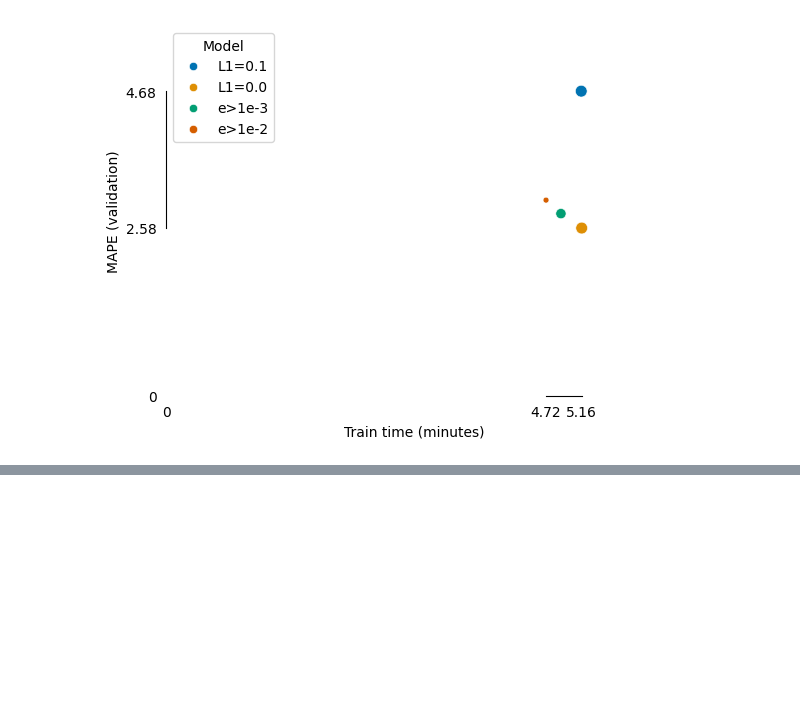
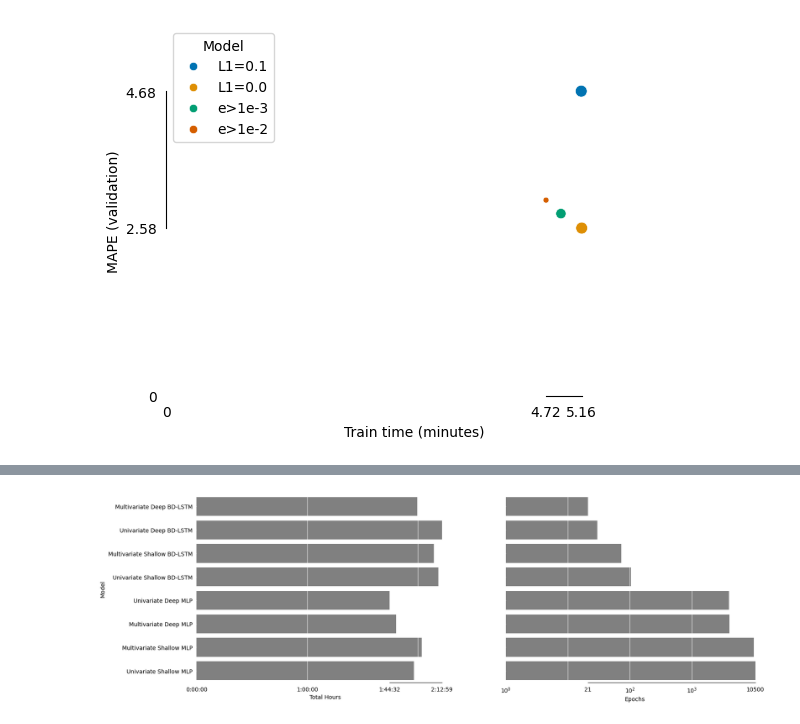
Before and after one commit to mango-unchained/Team-K---ZZSC9020-Capstone-Project, a Jupyter notebook: Results.ipynb, the cells around one changed output, grey strips where cells are left out. Saved outputs shown, nothing was run; the diff lists cells and outputs as text; code cells hidden in the pictures; blank space fills up the shorter version.

Commit message:
Train time visualisation added

```diff
--- a/Results.ipynb
+++ b/Results.ipynb
@@ -425,0 +443,55 @@ show(fig, [ax], style_legend=False)
+# %%
+def to_model_label(name):
+    label = 'Multivariate ' if 'multiv' in name else 'Univariate '
+    label += 'Deep ' if 'deep' in name else 'Shallow '
+    label += 'MLP' if 'MLP' in name else 'BD-LSTM'
+    return label
+
+ttimes = pd.read_csv('models/train_times.csv', parse_dates=['start_time'])
+ttimes.train_time = ttimes.train_time.astype('timedelta64[ns]')
+ttimes['total_minutes'] = ttimes.train_time.dt.total_seconds() / 60
+ttimes['total_hours'] = ttimes.total_minutes / 60
+
+ttimes = ttimes[~ttimes.model.str.match('^my_')]
+
+first_ttimes = ttimes[ttimes.model.str.match('^Final')].sort_values('epochs')
+
+fig, axes = plt.subplots(1, 2, figsize=(18, 6))
+
+for i, col in enumerate(['total_hours', 'epochs']):
+    ax = axes[i]
+
+    sns.barplot(data=first_ttimes, x=col, y='model', ax=ax, color='grey')
+
+    ax.tick_params(axis='both', color='white')
+    ax.spines['left'].set_visible(False)
+
+    ax.set_xlabel(col.replace('_', ' ').title())
+
+    if i == 0:
+        ax.set_yticklabels(map(to_model_label, [e.get_text() for e in ax.get_yticklabels()]))
+        ax.set_ylabel('Model')
+    else:
+        ax.set_yticklabels([])
+        ax.set_ylabel('')
+
+    if col == 'epochs':
+        ax.set_xscale('log')
+        ax.set_xlim(1)
+        x_ticks = [1, 100, 1000]
+        x_grid = [10, 100, 1000]
+    else:
+        x_ticks = [0, 1]
+        x_grid = [1, 2]
+
+    neaten_ticks(ax, 'x', [first_ttimes[col].min(), first_ttimes[col].max()], x_ticks, dp=2)
+
+    if col == 'total_hours':
+        ax.set_xticklabels([str(timedelta(hours=e._x)).split('.')[0] for e in ax.get_xticklabels()])
+
+    for line in x_grid:
+        ax.axvline(line, 0, max(ax.get_xticks()), color='white', alpha=0.5)
+
+show(fig, axes)
+# %% [output]
+[figure, added]
```
Also changed, not shown: parts of 4 cells of this notebook.
